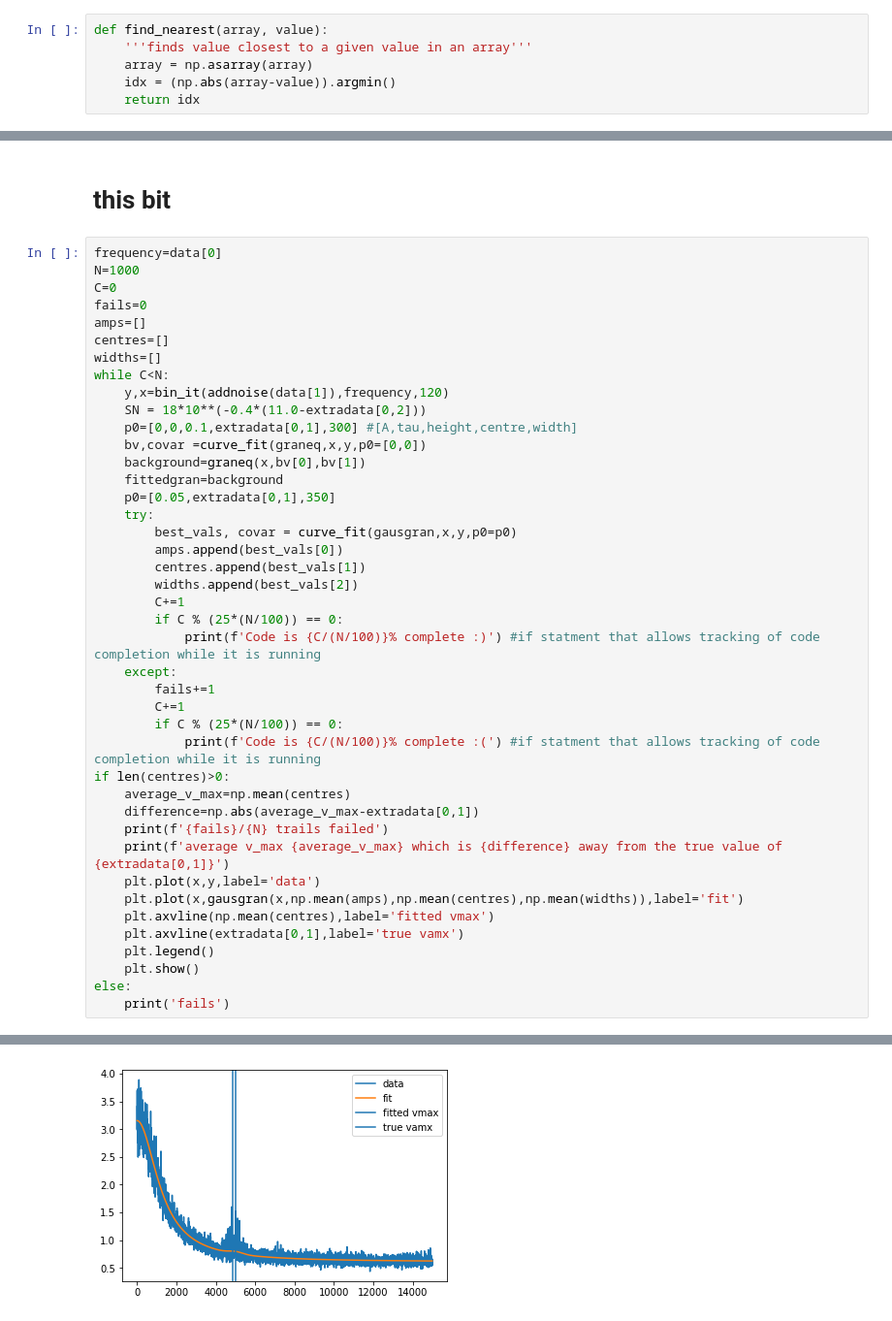
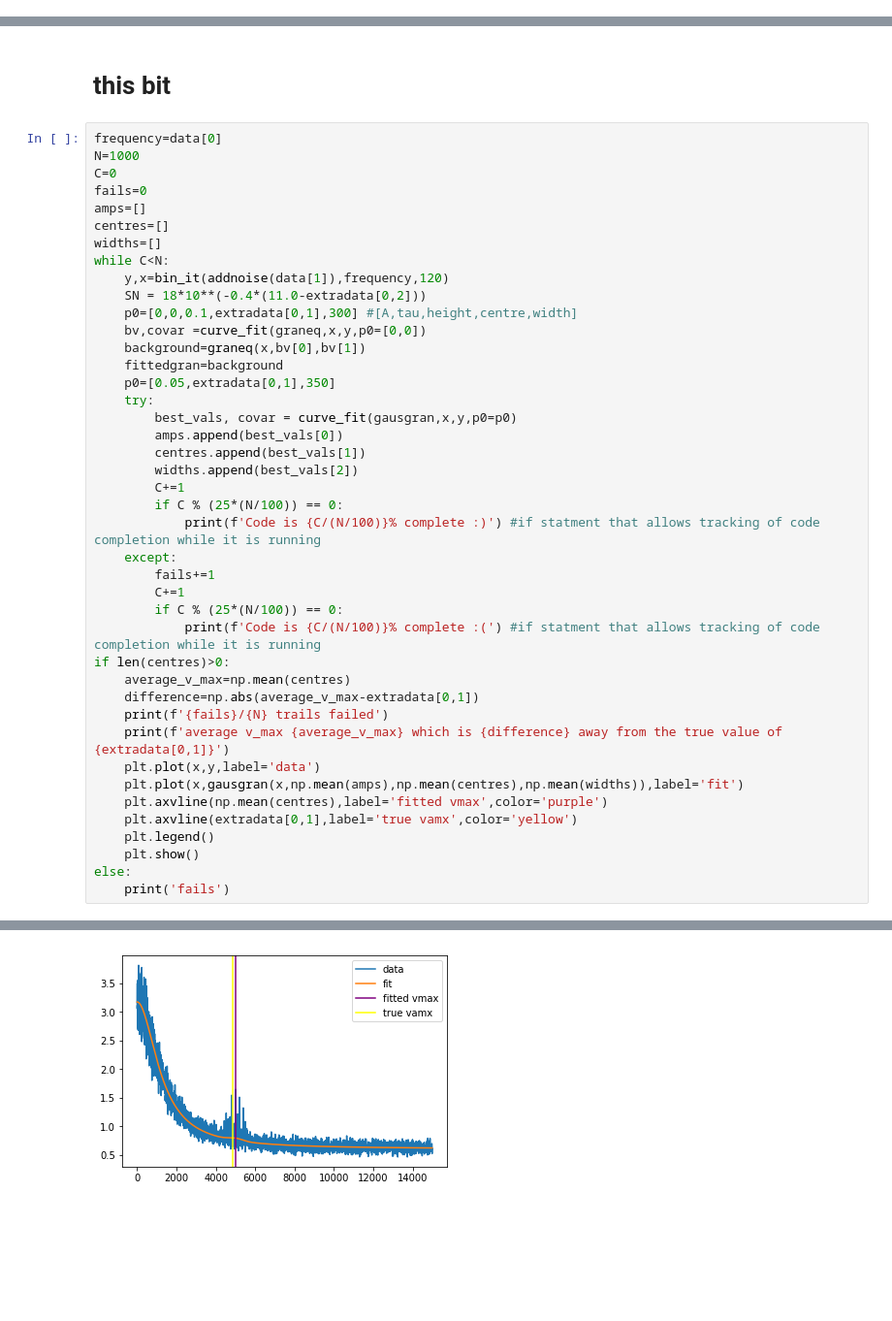
Before and after one commit to EdwardPenny/DA-team, a Jupyter notebook: Gaussian fitting imported stars 28th.ipynb, the cells around one changed output, grey strips where cells are left out. Shown: that part at 97% size. Saved outputs shown, nothing was run; the diff lists cells and outputs as text; blank space fills up the shorter version.

```diff
--- a/Gaussian fitting imported stars 28th.ipynb
+++ b/Gaussian fitting imported stars 28th.ipynb
@@ -188,9 +133,3 @@ def fullfit(x,A,tau,height,centre,width):
-# %%
-def find_nearest(array, value):
-    '''finds value closest to a given value in an array'''
-    array = np.asarray(array)
-    idx = (np.abs(array-value)).argmin()
-    return idx
 # %%
 frequency=data[0]
 y,x=bin_it(addnoise(data[1]),frequency,6000)
@@ -294,8 +233,8 @@ if len(centres)>0:
     print(f'average v_max {average_v_max} which is {difference} away from the true value of {extradata[0,1]}')
     plt.plot(x,y,label='data')
     plt.plot(x,gausgran(x,np.mean(amps),np.mean(centres),np.mean(widths)),label='fit')
-    plt.axvline(np.mean(centres),label='fitted vmax')
-    plt.axvline(extradata[0,1],label='true vamx')
+    plt.axvline(np.mean(centres),label='fitted vmax',color='purple')
+    plt.axvline(extradata[0,1],label='true vamx',color='yellow')
     plt.legend()
     plt.show()
 else:
@@ -310 +249 @@ average v_max 5011.691932708922 which is 168.1583554163126 away from the true va
-[figure, old version]
+[figure, new version]
```
Also changed, not shown: parts of 9 cells of this notebook.
